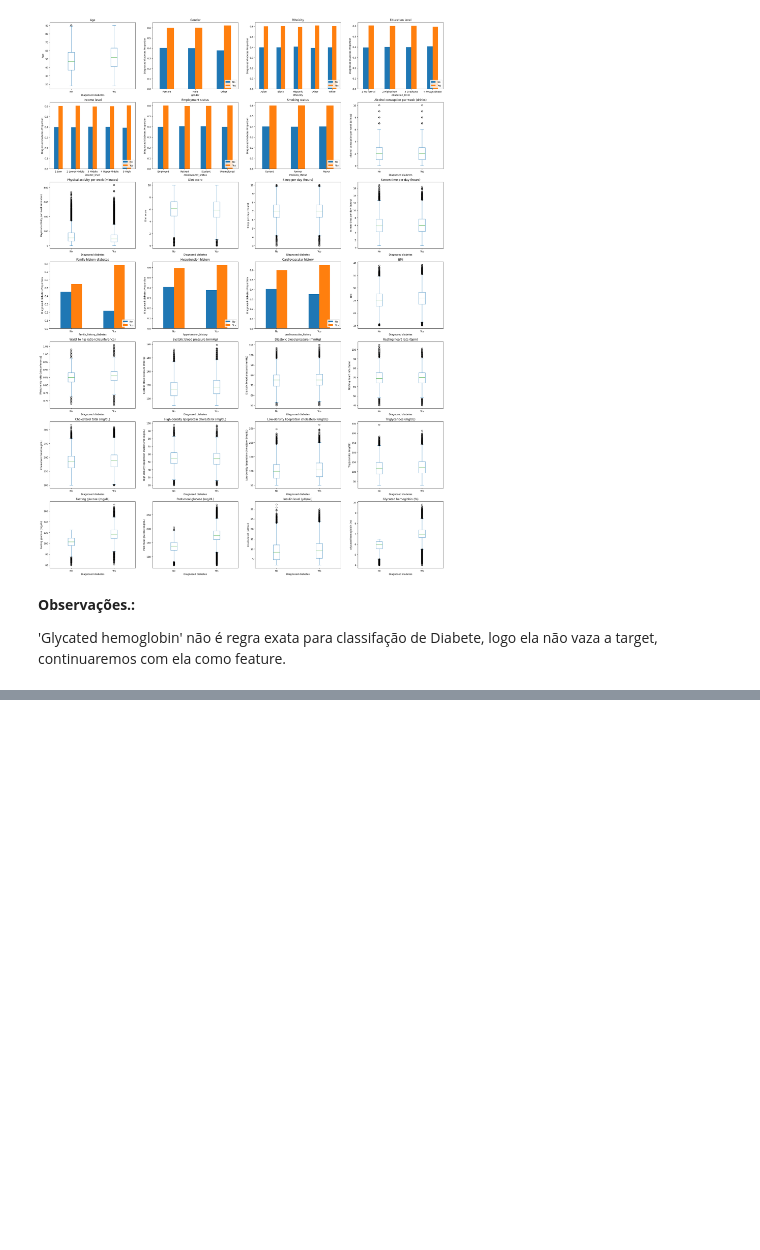
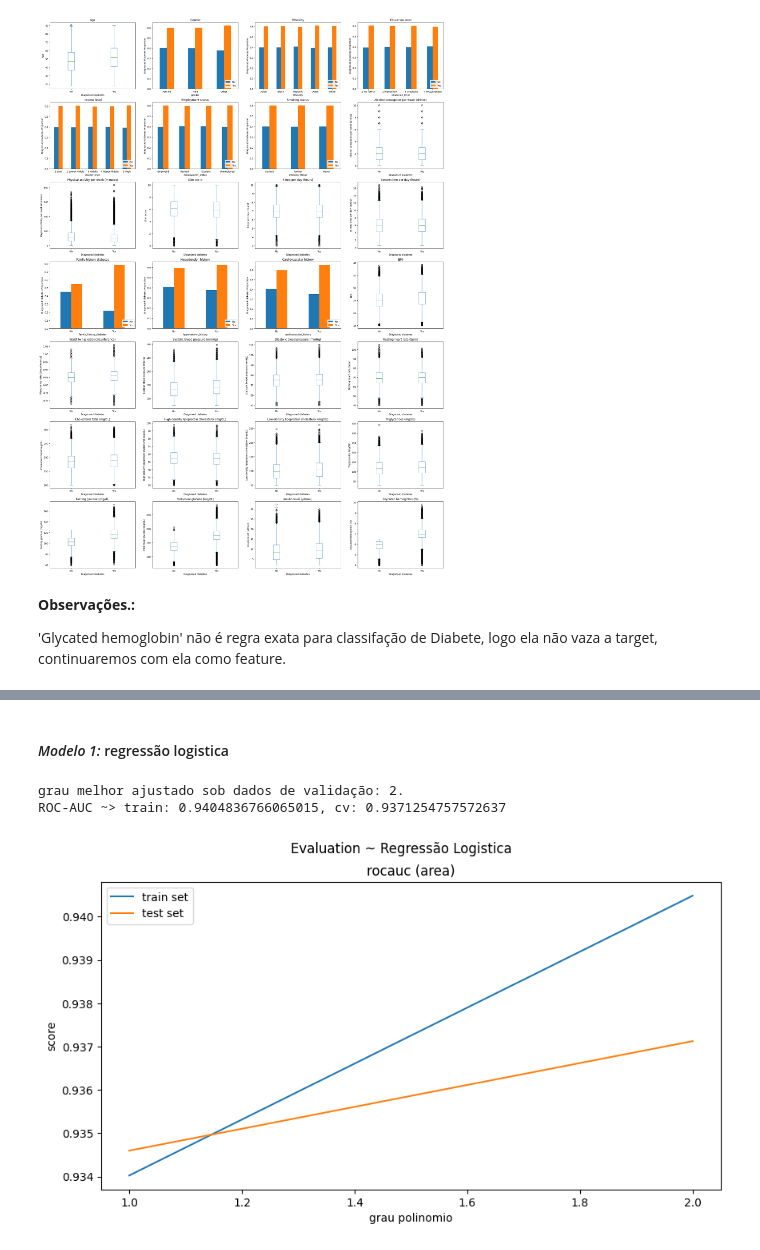
Before and after one commit to richardsantino/diabete-prediction, a Jupyter notebook: diabetes_prediction.ipynb, the cells around one changed output, grey strips where cells are left out. Drawn from its saved outputs; the diff is of its cells as text; code cells hidden in the pictures; blank space fills up the shorter version.

```diff
--- a/diabetes_prediction.ipynb
+++ b/diabetes_prediction.ipynb
@@ -535,0 +812,77 @@ p-value: 0.09880536552392974
+# %%
+# transformador completo (é parte do PIPELINE, porem não esta na celula anterior por sera testado transformações diferentes)
+def transform_train_set(X_train, exp):
+    '''
+        1. recebe os dados de entrada de treino (features)
+        2. aplica transformações (feature engineering polinomios e padronização z-score)
+        3. retorna os dados de entrada transformados e os transformadores (para transformarem os dados de entrada de teste ~> simulando um cenario de deploy, onde os transformadores são guardados como arquivo)
+    '''
+
+    # feature engineering
+    poly = PolynomialFeatures(exp, interaction_only=False, include_bias=False) # poly.get_feature_names_out()) "dicionario" das interações.
+    poly.fit(X_train)
+    X_train = poly.transform(X_train)
+
+    # padronização
+    scaler = StandardScaler() # padronização
+    scaler.fit(X_train)
+    X_train = scaler.transform(X_train)
+
+    return X_train, poly, scaler
+# %% [markdown]
+#### *Modelo 1:* regressão logistica
+# %%
+labels = ['train set', 'test set']
+scores = {
+    'ROC_AUC': [],
+}
+exps = list(range(1, 3))
+best_cv_rocauc_reglog = -np.inf
+best_exp = None
+
+for i in exps:
+    X_train_i, poly, scaler = transform_train_set(X_train, i)
+
+    X_cv_i = poly.transform(X_cv)
+    X_cv_i = scaler.transform(X_cv_i)
+
+    model_i = LogisticRegression(max_iter=1000)
+    model_i.fit(X_train_i, y_train)
+
+    # train val
+    y_pred_prob = model_i.predict_proba(X_train_i)[:, 1]
+    y_true = y_train
+
+    false_positive_rate, true_positive_rate, _ = roc_curve(y_true, y_pred_prob)
+    train_rocauc = auc(false_positive_rate, true_positive_rate)
+
+    # cv val
+    y_pred_prob = model_i.predict_proba(X_cv_i)[:, 1]
+    y_true = y_cv
+
+    false_positive_rate, true_positive_rate, _ = roc_curve(y_true, y_pred_prob)
+    cv_rocauc = auc(false_positive_rate, true_positive_rate)
+
+    scores['ROC_AUC'].append([train_rocauc, cv_rocauc])
+
+    if cv_rocauc > best_cv_rocauc_reglog:
+        best_cv_rocauc_reglog = cv_rocauc
+        best_exp = i
+
+print(f'grau melhor ajustado sob dados de validação: {best_exp}.')
+print(f"ROC-AUC ~> train: {scores['ROC_AUC'][best_exp-1][0]}, cv: {scores['ROC_AUC'][best_exp-1][1]}")
+
+fig, ax = plt.subplots(1, 1, figsize=(10, 5))
+
+ax.set_title('rocauc (area)')
+ax.set_xlabel('grau polinomio')
+ax.set_ylabel('score')
+ax.plot(exps, scores['ROC_AUC'], label=labels)
+ax.legend()
+
+plt.suptitle('Evaluation ~ Regressão Logistica')
+plt.show()
+# %% [output]
+grau melhor ajustado sob dados de validação: 2.
+ROC-AUC ~> train: 0.9404836766065015, cv: 0.9371254757572637
+[figure, added]
```
Also changed, not shown: parts of 13 cells of this notebook, 1 other file.
